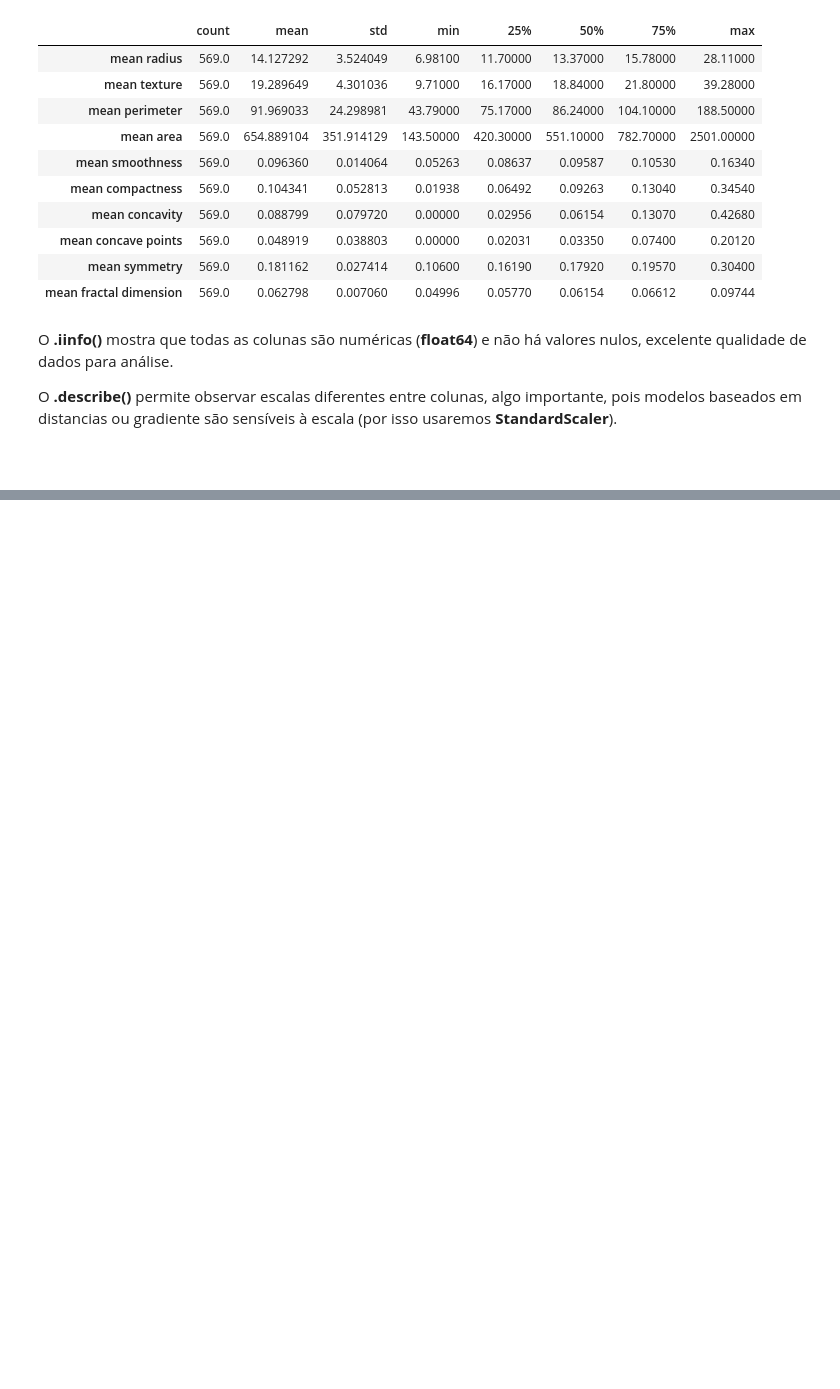
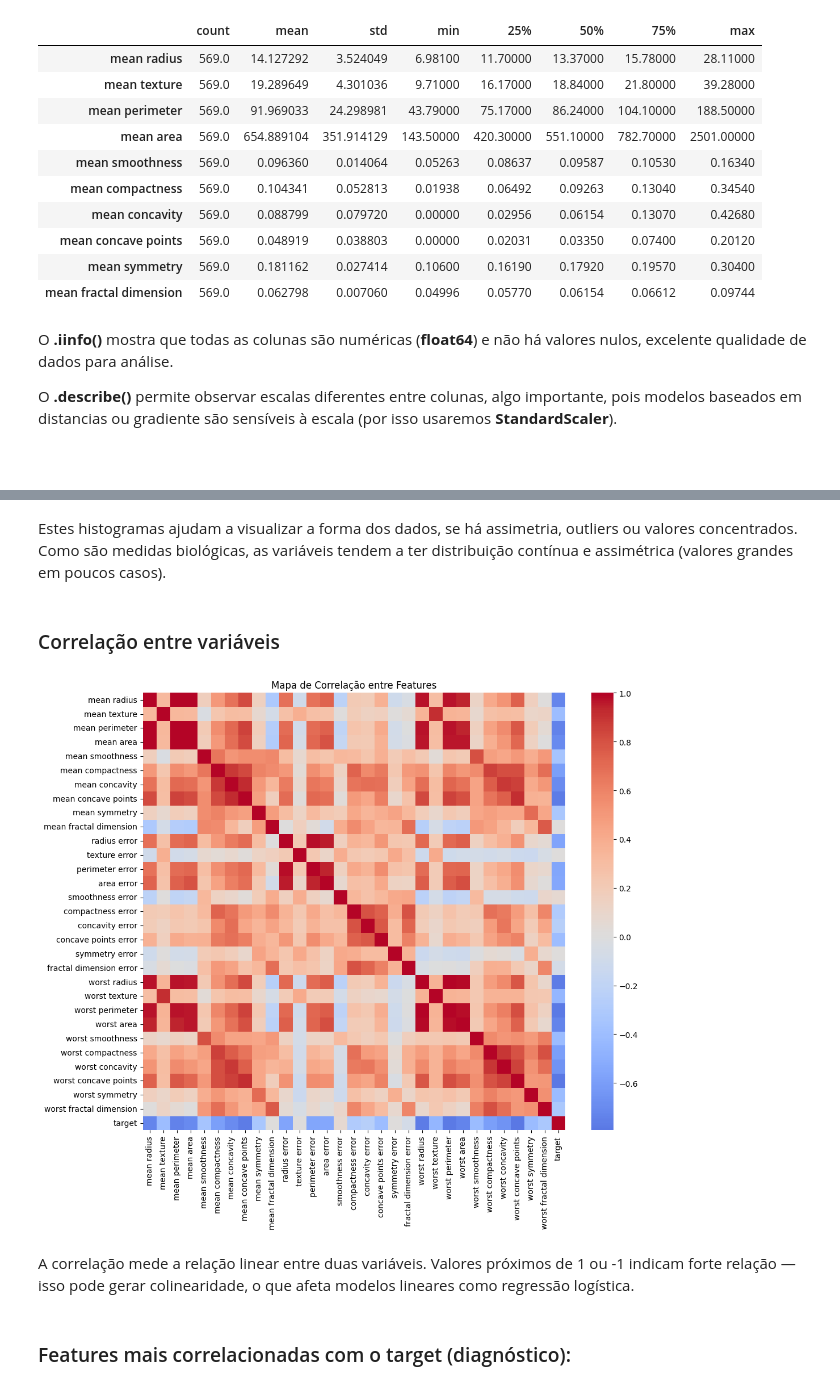
Before and after one commit to ricardoHer/tech-challenge-iadt-fase1, a Jupyter notebook: notebooks/01-eda.ipynb, the cells around one changed output, grey strips where cells are left out. Cells and saved outputs as stored; diff of their text form; code cells hidden in the pictures; blank space fills up the shorter version.

```diff
--- a/notebooks/01-eda.ipynb
+++ b/notebooks/01-eda.ipynb
@@ -91,0 +103,21 @@ O <b>.describe()</b> permite observar escalas diferentes entre colunas, algo imp
+# %% [markdown]
+Estes histogramas ajudam a visualizar a forma dos dados, se há assimetria, outliers ou valores concentrados.
+Como são medidas biológicas, as variáveis tendem a ter distribuição contínua e assimétrica (valores grandes em poucos casos).
+# %% [markdown]
+### Correlação entre variáveis
+# %%
+# Calcula correlação entre todas as variáveis numéricas
+corr = df.corr(numeric_only=True)
+
+# Cria um heatmap
+plt.figure(figsize=(12,10))
+sns.heatmap(corr, cmap='coolwarm', center=0)
+plt.title('Mapa de Correlação entre Features')
+plt.show()
+# %% [output]
+[figure, added]
+# %% [markdown]
+A correlação mede a relação linear entre duas variáveis.
+Valores próximos de 1 ou -1 indicam forte relação — isso pode gerar colinearidade, o que afeta modelos lineares como regressão logística.
+# %% [markdown]
+### Features mais correlacionadas com o target (diagnóstico):
```
Also changed, not shown: parts of 16 cells of this notebook, 10 other files.
